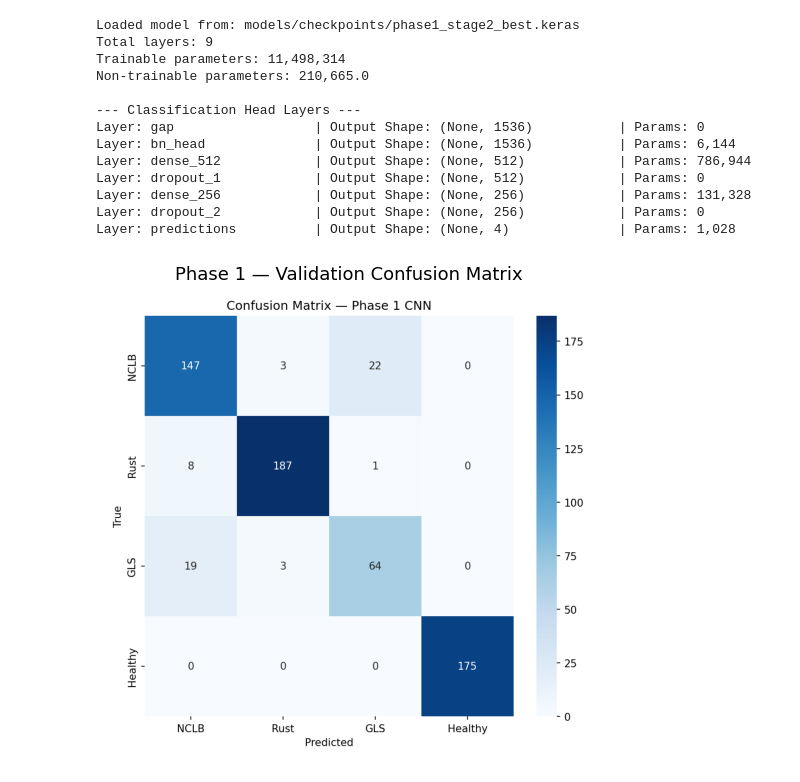
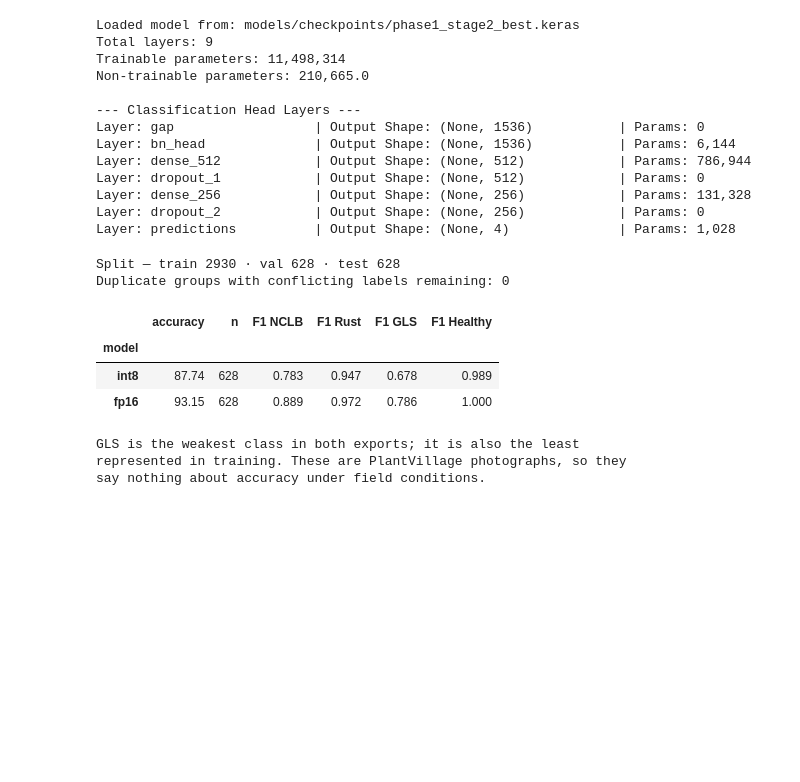
Before and after one commit to ahmaddev-codex/maize-disease-detection, a Jupyter notebook: notebooks/01_phase1_cnn_classification.ipynb, the cells around one changed output. Drawn from its saved outputs; the diff is of its cells as text; code cells hidden in the pictures; blank space fills up the shorter version.

```diff
--- a/notebooks/01_phase1_cnn_classification.ipynb
+++ b/notebooks/01_phase1_cnn_classification.ipynb
@@ -146,17 +146,43 @@ Layer: dropout_1            | Output Shape: (None, 512)            | Params: 0
 Layer: dense_256            | Output Shape: (None, 256)            | Params: 131,328
 Layer: dropout_2            | Output Shape: (None, 256)            | Params: 0
 Layer: predictions          | Output Shape: (None, 4)              | Params: 1,028
-# %%
-# Visualizing Confusion Matrix from Evaluation
-cm_path = "models/exports/confusion_matrix_phase1.png"
-if os.path.exists(cm_path):
-    cm_img = Image.open(cm_path)
-    plt.figure(figsize=(7, 6))
-    plt.imshow(cm_img)
-    plt.axis("off")
-    plt.title("Phase 1 — Validation Confusion Matrix", fontsize=13, pad=10)
-    plt.show()
-else:
-    print("Confusion matrix image not found at", cm_path)
-# %% [output]
-[figure, removed]
+# %%
+# Measured test-split results, read from the evaluation record rather than
+# a stored image. Regenerate with:
+#   python -m src.phase4_edge.evaluate_tflite \
+#     --model models/exports/efficientnetb3_maize_fp16.tflite --mode python app
+import json
+
+with open("models/exports/metrics.json") as f:
+    metrics = json.load(f)
+
+split = metrics["dataset"]["split_sizes"]
+print(f"Split — train {split['train']} · val {split['val']} · test {split['test']}")
+dups = metrics["dataset"]["duplicates"]
+print(f"Duplicate groups with conflicting labels remaining: "
+      f"{dups['conflicting_label_groups']}\n")
+
+rows = []
+for name, entry in metrics["models"].items():
+    result = entry.get("python")
+    if not result:
+        continue
+    row = {"model": name.replace("efficientnetb3_maize_", "").replace(".tflite", ""),
+           "accuracy": round(result["accuracy"] * 100, 2), "n": result["n"]}
+    row.update({f"F1 {cls}": round(v["f1"], 3) for cls, v in result["per_class"].items()})
+    rows.append(row)
+
+display(pd.DataFrame(rows).set_index("model"))
+print("\nGLS is the weakest class in both exports; it is also the least")
+print("represented in training. These are PlantVillage photographs, so they")
+print("say nothing about accuracy under field conditions.")
+# %% [output]
+Split — train 2930 · val 628 · test 628
+Duplicate groups with conflicting labels remaining: 0
+|  | accuracy | n | F1 NCLB | F1 Rust | F1 GLS | F1 Healthy |
+| model |  |  |  |  |  |  |
+| int8 | 87.74 | 628 | 0.783 | 0.947 | 0.678 | 0.989 |
+| fp16 | 93.15 | 628 | 0.889 | 0.972 | 0.786 | 1.000 |
+GLS is the weakest class in both exports; it is also the least
+represented in training. These are PlantVillage photographs, so they
+say nothing about accuracy under field conditions.
```
Also changed, not shown: parts of 1 cell of this notebook, 2 other files.
